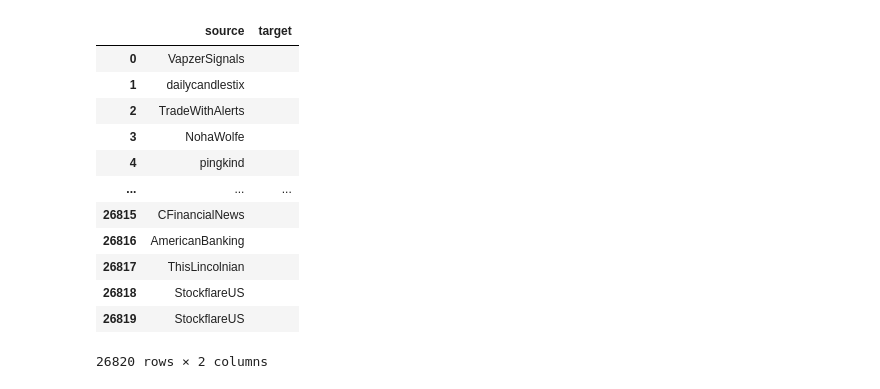
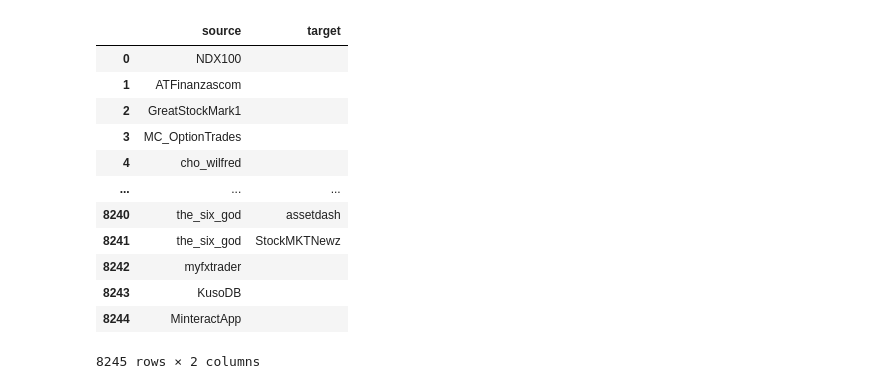
Before and after one commit to siddharth-kale/Twitter-Analysis, a Jupyter notebook: Stock_Twitter_Influencers.ipynb, the cells around one changed output. Saved outputs shown, nothing was run; the diff lists cells and outputs as text; code cells hidden in the pictures.

```diff
--- a/Stock_Twitter_Influencers.ipynb
+++ b/Stock_Twitter_Influencers.ipynb
@@ -66,0 +59,8 @@ tweets_df
+# %%
+for i in range(0,len(tweets_df)):
+  print(i)
+  string=tweets_df.loc[i,'user']
+  try:
+    tweets_df.loc[i,'username'] = extract_user(string)
+  except json.decoder.JSONDecodeError:
+    pass
@@ -67,18 +85,18 @@ tweets_df
+# %%
+tweets_df_processed = tweets_df.dropna(subset=['username'])
 # %%
 #Code to filter out only the ticker
 templist=[]
 
-for i in range(0,len(tweets_df)):
+for i in range(0,len(tweets_df_processed)):
 
   if keyword[0]=='$':
-    templist=re.findall('\$\w+',str(tweets_df.iloc[i,3]))
+    templist=re.findall('\$\w+\s',str(tweets_df_processed.iloc[i,3]))
   else:
-    templist=re.findall('(?i){}'.format(keyword),str(tweets_df.iloc[i,3]))
+    templist=re.findall('(?i){}\s'.format(keyword),str(tweets_df_processed.iloc[i,3]))
 
-  tweets_df.loc[i,'TickerCount'] = len(templist)
+  tweets_df_processed.loc[i,'TickerCount'] = len(templist)
   templist.clear()
 
-onlyticker = tweets_df[tweets_df['TickerCount']==1]
-onlyticker = onlyticker.drop(columns=['Unnamed: 0']).reset_index().drop(columns='index')
-onlyticker
+tweets_df_processed
 # %% [output]
@@ -97,0 +130,3 @@ onlyticker
+# %%
+onlyticker = tweets_df_processed[tweets_df_processed['TickerCount']==1].drop(columns=['Unnamed: 0']).dropna(subset=['content']).reset_index().drop(columns='index')
+onlyticker
@@ -98,35 +147,36 @@ onlyticker
 # %%
 interaction_df = pd.DataFrame(columns=['source','target'])
 ind=0
+
 for i in range(0,len(onlyticker)):
   templist=[]
   templist=re.findall('@\w+',str(onlyticker.iloc[i,2]))
 
   if len(templist)==0:
-    interaction_df.loc[ind,'source'] = onlyticker.iloc[i,4]
+    interaction_df.loc[ind,'source'] = onlyticker.iloc[i,27]
     interaction_df.loc[ind,'target'] = ''
     ind = ind+1
 
   else:
     for j in range(0,len(templist)):
-      interaction_df.loc[ind,'source'] = onlyticker.iloc[i,4]
+      interaction_df.loc[ind,'source'] = onlyticker.iloc[i,27]
       interaction_df.loc[ind,'target'] = templist[j][1:]
       ind = ind+1
 
 interaction_df
 # %% [output]
 |  | source | target |
-| 0 | VapzerSignals |  |
-| 1 | dailycandlestix |  |
-| 2 | TradeWithAlerts |  |
-| 3 | NohaWolfe |  |
-| 4 | pingkind |  |
+| 0 | NDX100 |  |
+| 1 | ATFinanzascom |  |
+| 2 | GreatStockMark1 |  |
+| 3 | MC_OptionTrades |  |
+| 4 | cho_wilfred |  |
 | ... | ... | ... |
-| 26815 | CFinancialNews |  |
-| 26816 | AmericanBanking |  |
-| 26817 | ThisLincolnian |  |
-| 26818 | StockflareUS |  |
-| 26819 | StockflareUS |  |
+| 8240 | the_six_god | assetdash |
+| 8241 | the_six_god | StockMKTNewz |
+| 8242 | myfxtrader |  |
+| 8243 | KusoDB |  |
+| 8244 | MinteractApp |  |
-26820 rows × 2 columns
+8245 rows × 2 columns
 # %%
 interaction_df = interaction_df[interaction_df['target'].isin(interaction_df['source'])]
```
Also changed, not shown: parts of 16 cells of this notebook.
